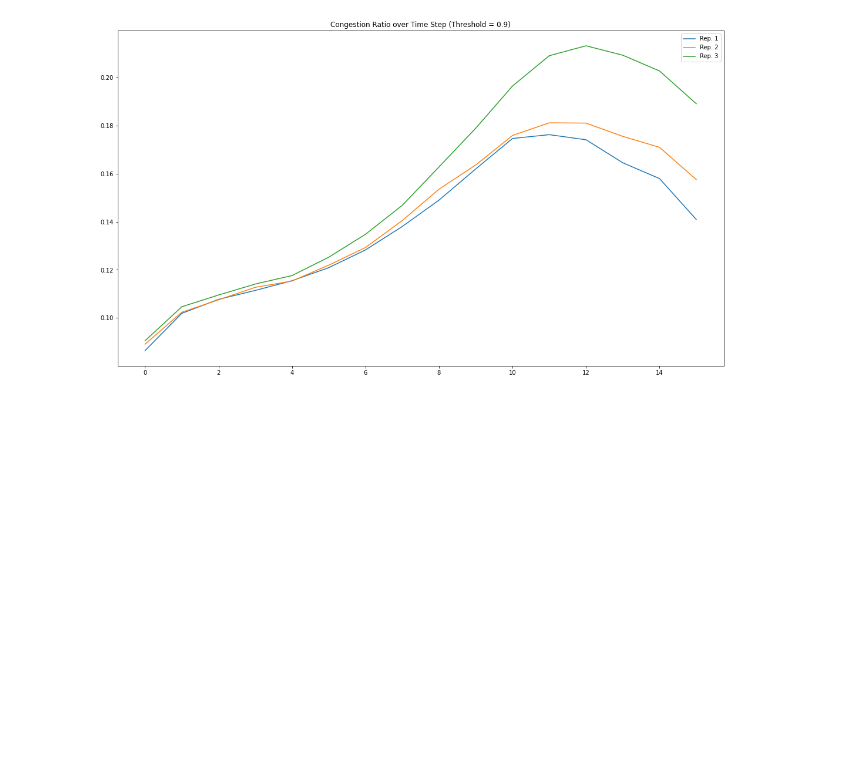
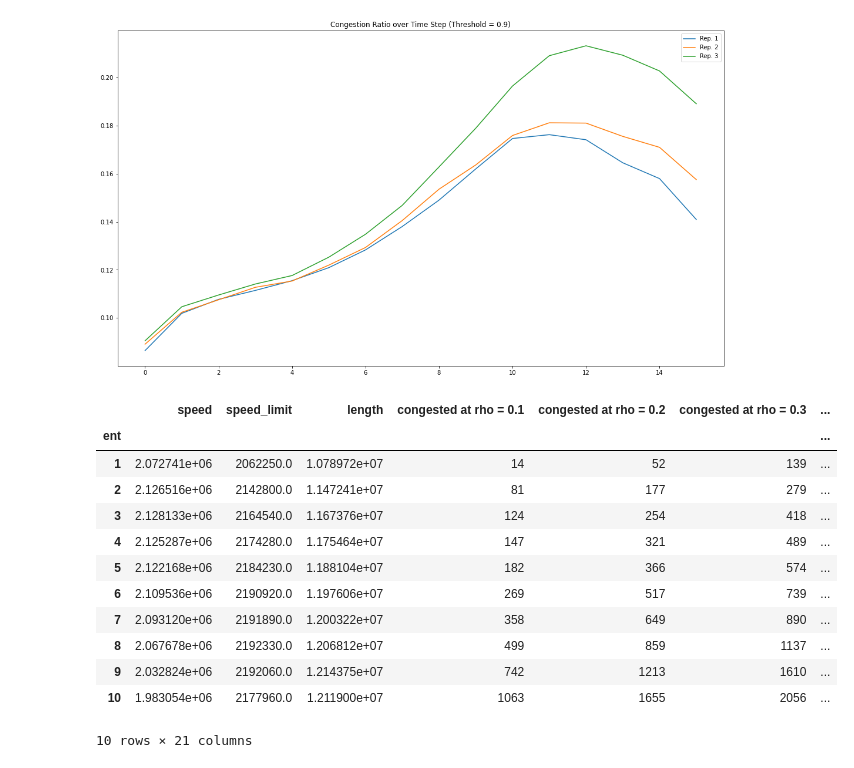
Before and after one commit to CarlQGan/SIR_Traffic, a Jupyter notebook: Sections_analysis.ipynb, the cells around one changed output. Saved outputs shown, nothing was run; the diff lists cells and outputs as text; code cells hidden in the pictures; blank space fills up the shorter version.

```diff
--- a/Sections_analysis.ipynb
+++ b/Sections_analysis.ipynb
@@ -433,0 +410,3 @@ gdf_agg[0].shape
+# %%
+gdf_congested_count_agg = deepcopy(gdf_agg)
+gdf_agg[0].shape
@@ -507,3 +488,19 @@ for threshold in rho:
 [figure]
 [figure]
 [figure]
+# %%
+gdf_congested_count_agg[0].head(10)
+# %% [output]
+|  | speed | speed_limit | length | congested at rho = 0.1 | congested at rho = 0.2 | congested at rho = 0.3 | ... |
+| ent |  |  |  |  |  |  | ... |
+| 1 | 2.072741e+06 | 2062250.0 | 1.078972e+07 | 14 | 52 | 139 | ... |
+| 2 | 2.126516e+06 | 2142800.0 | 1.147241e+07 | 81 | 177 | 279 | ... |
+| 3 | 2.128133e+06 | 2164540.0 | 1.167376e+07 | 124 | 254 | 418 | ... |
+| 4 | 2.125287e+06 | 2174280.0 | 1.175464e+07 | 147 | 321 | 489 | ... |
+| 5 | 2.122168e+06 | 2184230.0 | 1.188104e+07 | 182 | 366 | 574 | ... |
+| 6 | 2.109536e+06 | 2190920.0 | 1.197606e+07 | 269 | 517 | 739 | ... |
+| 7 | 2.093120e+06 | 2191890.0 | 1.200322e+07 | 358 | 649 | 890 | ... |
+| 8 | 2.067678e+06 | 2192330.0 | 1.206812e+07 | 499 | 859 | 1137 | ... |
+| 9 | 2.032824e+06 | 2192060.0 | 1.214375e+07 | 742 | 1213 | 1610 | ... |
+| 10 | 1.983054e+06 | 2177960.0 | 1.211900e+07 | 1063 | 1655 | 2056 | ... |
+10 rows × 21 columns
```
Also changed, not shown: parts of 14 cells of this notebook.
